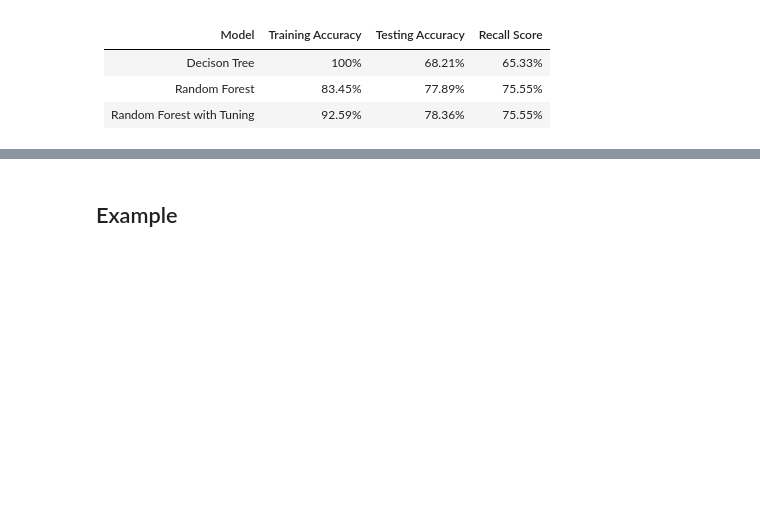
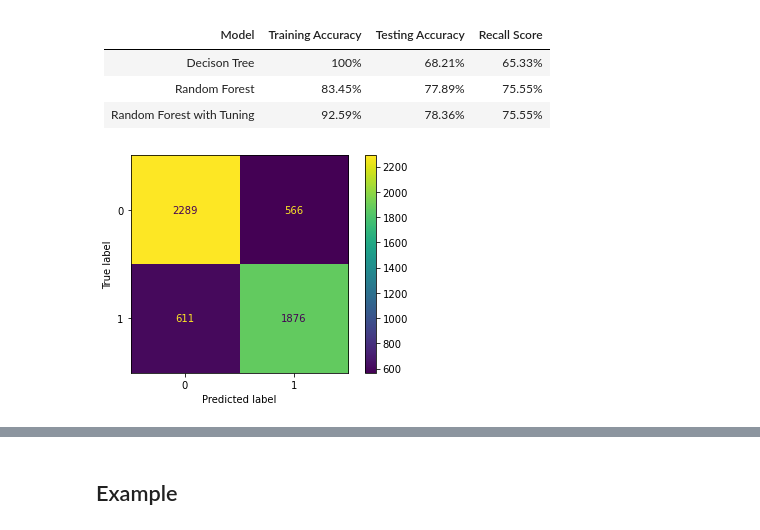
Before and after one commit to Tommyphung1/Predicting-Patient-Vaccine-Status, a Jupyter notebook: main_notebook.ipynb, the cells around one changed output, grey strips where cells are left out. Cells and saved outputs as stored; diff of their text form; code cells hidden in the pictures; blank space fills up the shorter version.

```diff
--- a/main_notebook.ipynb
+++ b/main_notebook.ipynb
@@ -331,3 +396,7 @@ The best parameters from the list, was found with GridSearch with the scoring to
 | Decison Tree | 100% | 68.21% | 65.33% |
 | Random Forest| 83.45%| 77.89% | 75.55% |
 | Random Forest with Tuning| 92.59% | 78.36%|75.55%|
+# %%
+display_confusion(forest_clf_v2, X_test_scaled, y_test)
+# %% [output]
+[figure, added]
```
Also changed, not shown: parts of 20 cells of this notebook, 5 other files.
